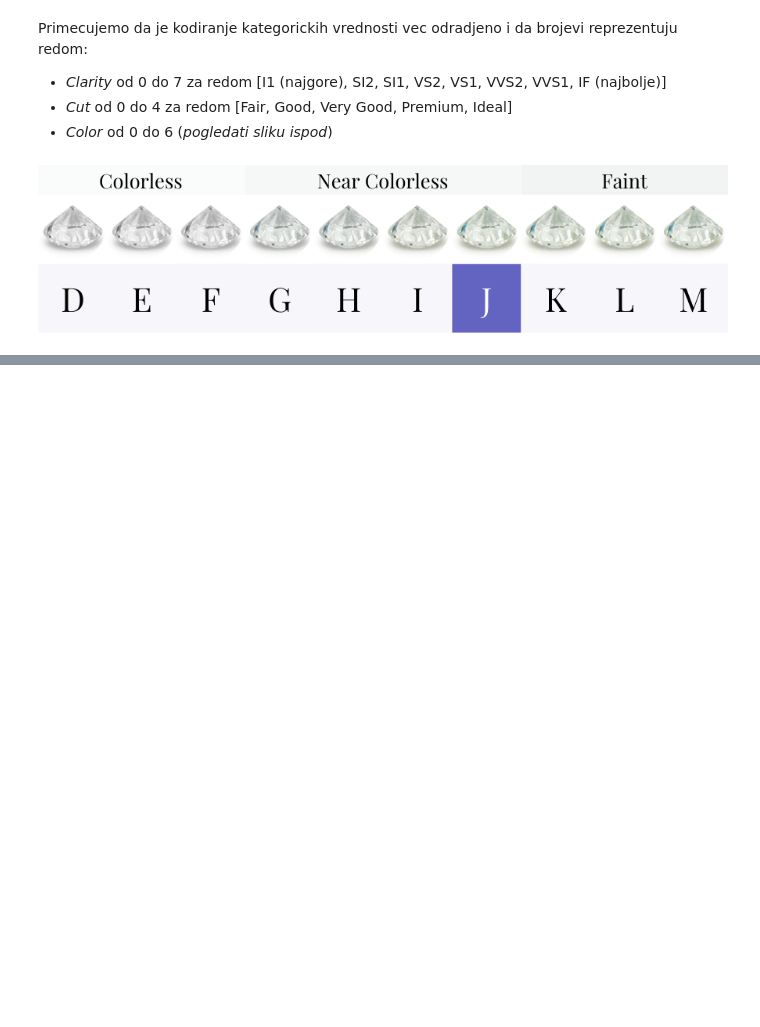
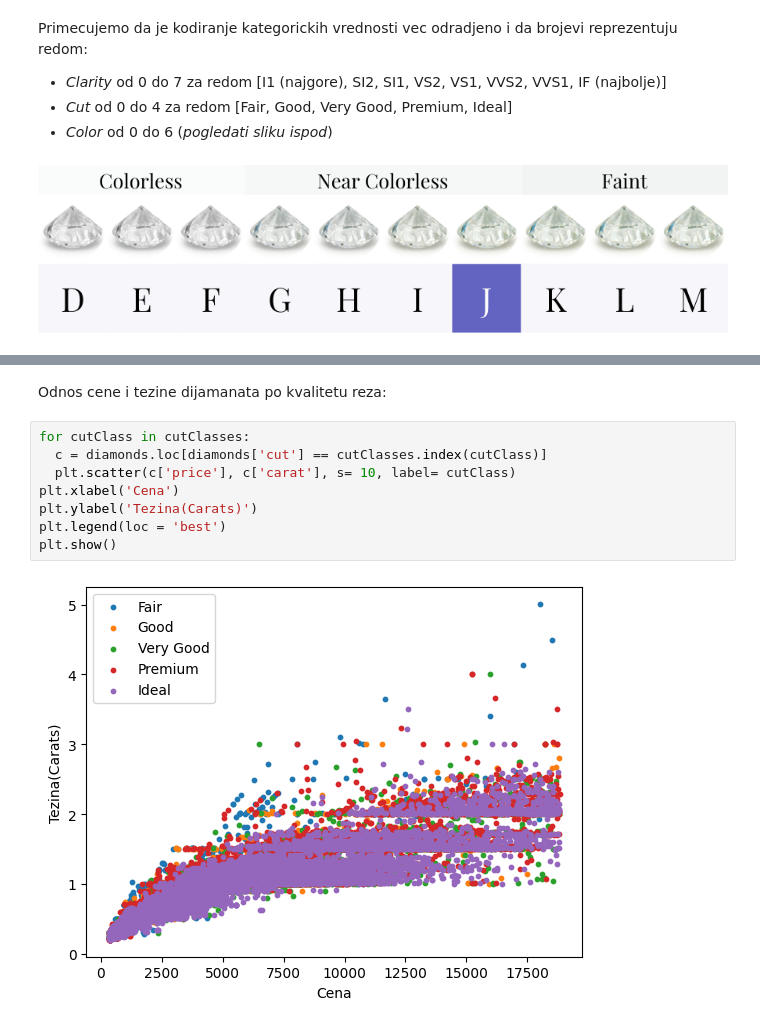
Before and after one commit to MATF-istrazivanje-podataka-1/2023_Data_Mining_Diamonds_Dataset, a Jupyter notebook: data_analysis.ipynb, the cells around one changed output, grey strips where cells are left out. Cells and saved outputs as stored; diff of their text form; blank space fills up the shorter version.

```diff
--- a/data_analysis.ipynb
+++ b/data_analysis.ipynb
@@ -154,0 +216,12 @@ Primecujemo da je kodiranje kategorickih vrednosti vec odradjeno i da brojevi re
+# %% [markdown]
+Odnos cene i tezine dijamanata po kvalitetu reza:
+# %%
+for cutClass in cutClasses:
+  c = diamonds.loc[diamonds['cut'] == cutClasses.index(cutClass)]
+  plt.scatter(c['price'], c['carat'], s= 10, label= cutClass)
+plt.xlabel('Cena')
+plt.ylabel('Tezina(Carats)')
+plt.legend(loc = 'best')
+plt.show()
+# %% [output]
+[figure, added]
```
Also changed, not shown: parts of 18 cells of this notebook, 1 other file.
